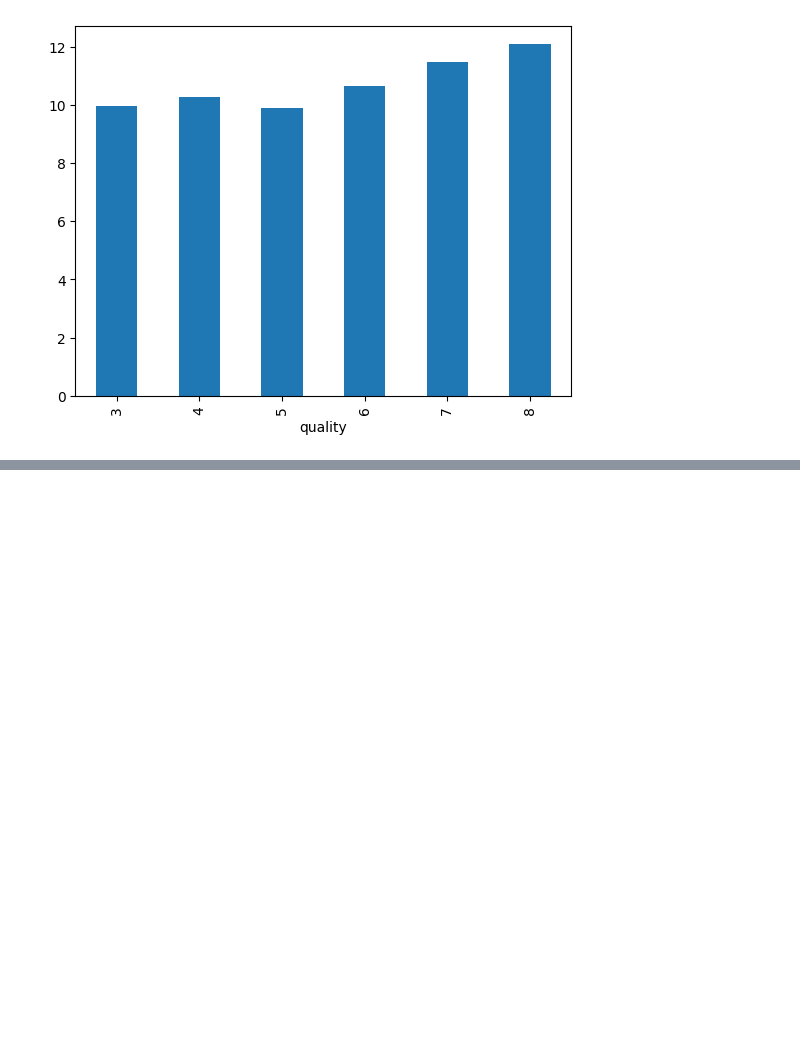
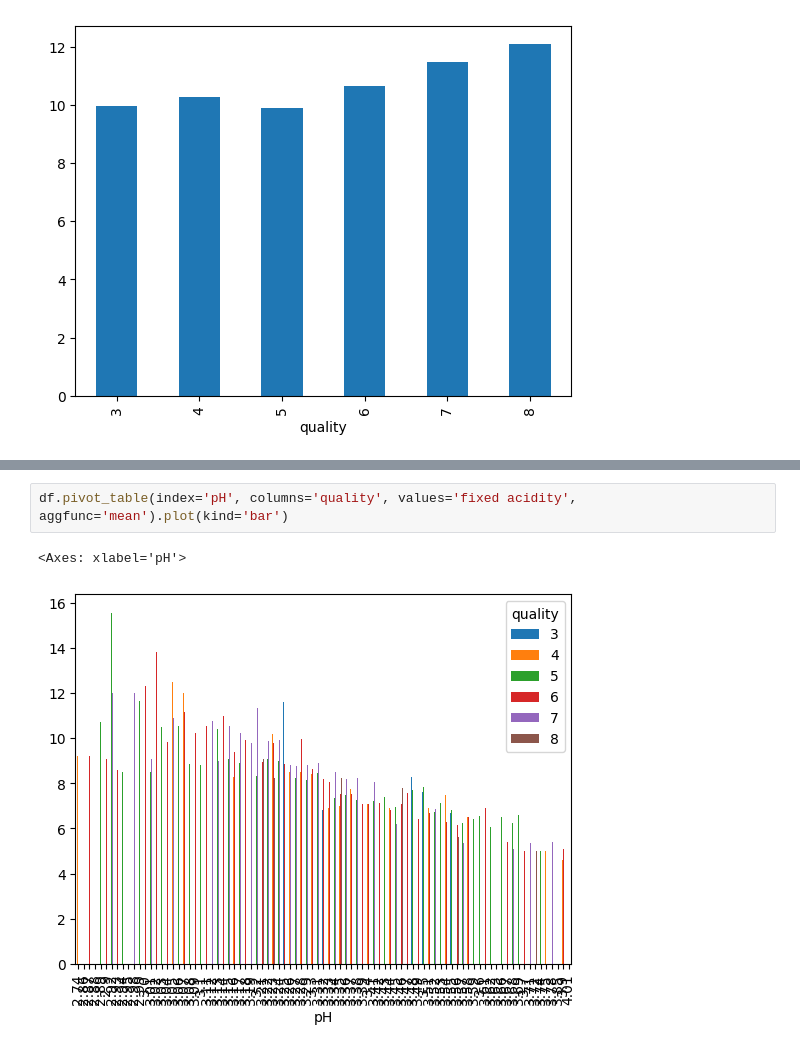
Before and after one commit to ricardosc12/ciencia_dos_dados, a Jupyter notebook: revisão/revisao.ipynb, the cells around one changed output, grey strips where cells are left out. Cells and saved outputs as stored; diff of their text form; blank space fills up the shorter version.

```diff
--- a/revisão/revisao.ipynb
+++ b/revisão/revisao.ipynb
@@ -238,0 +250,5 @@ df.groupby(['quality'])['alcohol'].mean().plot.bar()
+# %%
+df.pivot_table(index='pH', columns='quality', values='fixed acidity', aggfunc='mean').plot(kind='bar')
+# %% [output]
+<Axes: xlabel='pH'>
+[figure, added]
```
Also changed, not shown: parts of 2 cells of this notebook, 3 other files.
